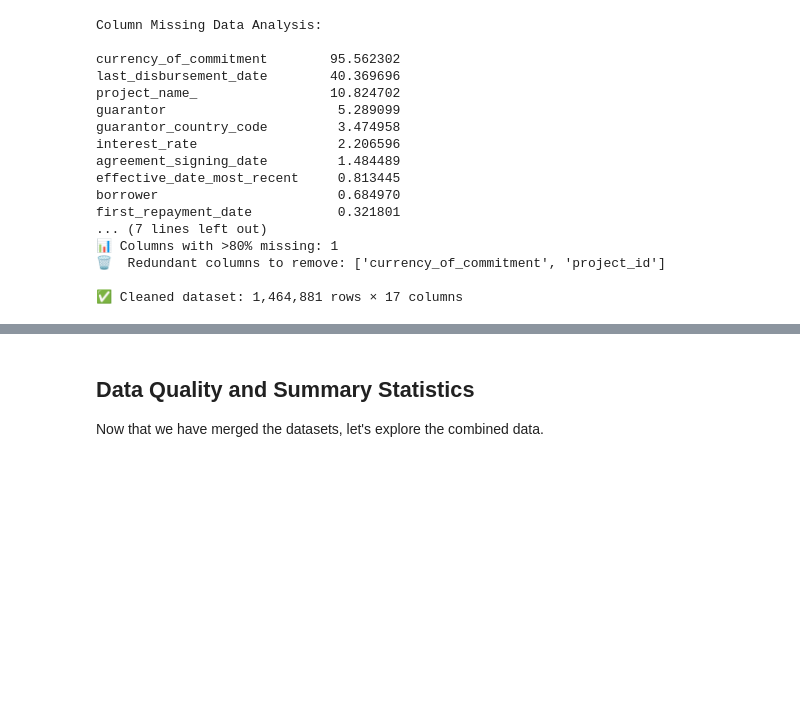
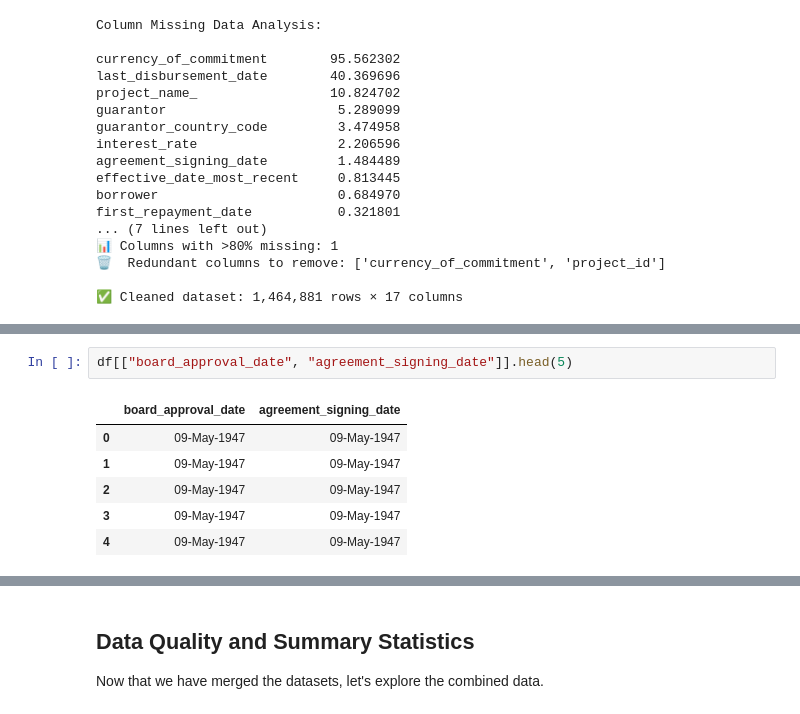
Before and after one commit to AlexLanier/World-Bank-AI-Analysis, a Jupyter notebook: Loans&Guarantees.ipynb, the cells around one changed output, grey strips where cells are left out. Drawn from its saved outputs; the diff is of its cells as text; blank space fills up the shorter version.

```diff
--- a/Loans&Guarantees.ipynb
+++ b/Loans&Guarantees.ipynb
@@ -367,0 +343,9 @@ print(f"📊 {df_clean['Year'].isna().sum():,} loans without valid approval date
+# %%
+df[["board_approval_date", "agreement_signing_date"]].head(5)
+# %% [output]
+|  | board_approval_date | agreement_signing_date |
+| 0 | 09-May-1947 | 09-May-1947 |
+| 1 | 09-May-1947 | 09-May-1947 |
+| 2 | 09-May-1947 | 09-May-1947 |
+| 3 | 09-May-1947 | 09-May-1947 |
+| 4 | 09-May-1947 | 09-May-1947 |
```
Also changed, not shown: parts of 10 cells of this notebook.
